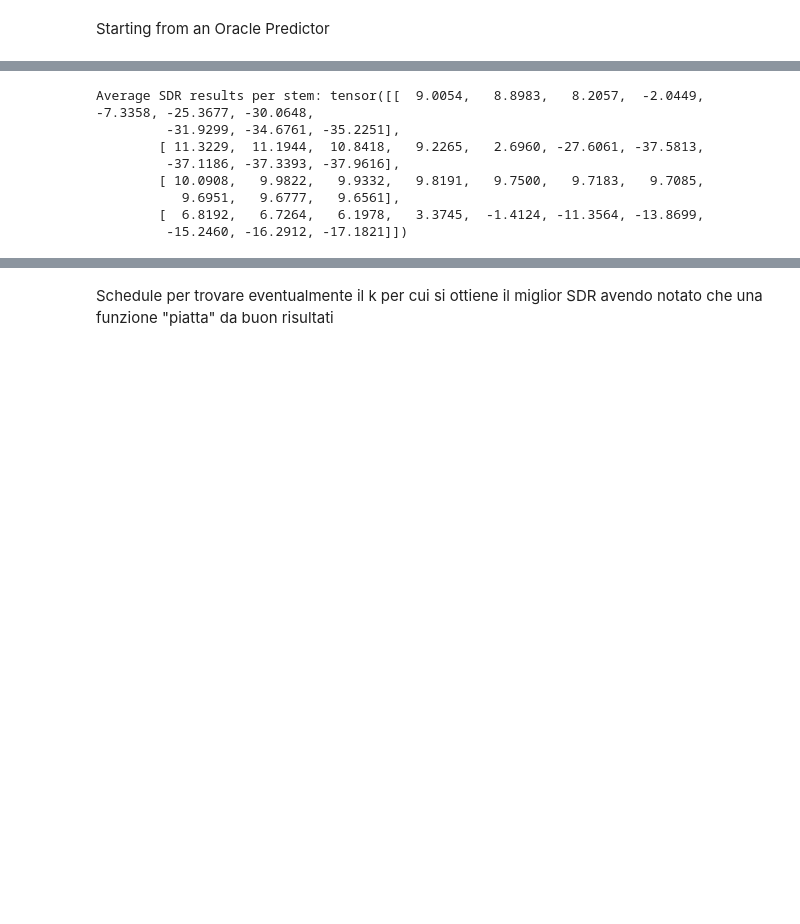
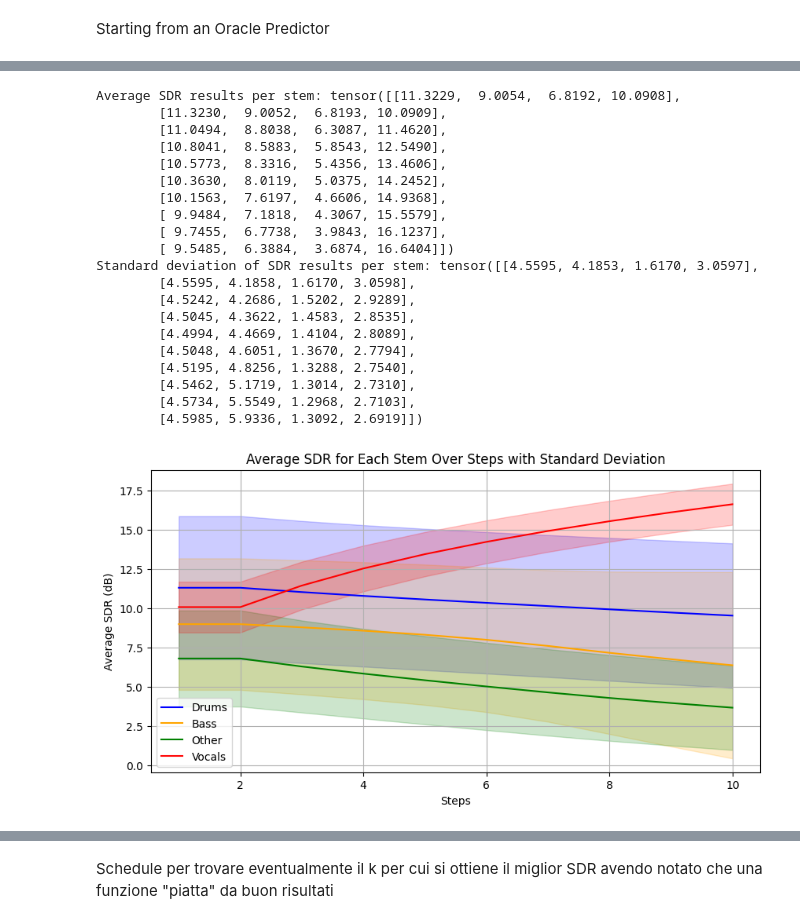
Before and after one commit to alessandromanattini/DEMIXING, a Jupyter notebook: L12_Magalini_Manattini_Marri.ipynb, the cells around one changed output, grey strips where cells are left out. Drawn from its saved outputs; the diff is of its cells as text; code cells hidden in the pictures; blank space fills up the shorter version.

Commit message:
Refactoring e pulizia codice, reinserimento oracle predictor

```diff
--- a/L12_Magalini_Manattini_Marri.ipynb
+++ b/L12_Magalini_Manattini_Marri.ipynb
@@ -582,0 +670,31 @@ def schedule(initial_gains, step, steps, target_stem, schedule_type):
+# %%
+def generate_new_mixture_with_original_stems(mix, device, stems_dict, target_stem, step, steps):
+    """
+    Generate a new mixture by adding up the original stems of the song and increasing
+    the volume of the target stem linearly based on the step and steps.
+
+    Args:
+        mix (torch.Tensor): Original mixture tensor.
+        device (torch.device): Device to run the computation on.
+        stems_dict (dict): Dictionary containing the original stems of the song.
+        target_stem (str): The stem to be enhanced in the new mixture.
+        step (int): Current step in the progressive inference.
+        steps (int): Total number of steps.
+
+    Returns:
+        torch.Tensor: The new mixture tensor.
+    """
+    new_mix = torch.zeros_like(mix)
+
+    for stem_name, waveform in stems_dict.items():
+        if stem_name == target_stem:
+            # Increase the volume of the target stem linearly
+            volume_factor = 1 + (step / steps) * 9
+            new_mix += waveform.to(device) * volume_factor
+        else:
+            new_mix += waveform.to(device)
+
+    # Normalize the new mixture to avoid clipping
+    new_mix = new_mix / torch.max(torch.abs(new_mix))
+
+    return new_mix
@@ -739,2 +976,38 @@ dataset_dict_reduced = {k: dataset_dict[k] for k in list(dataset_dict)[:10]}
+# %%
+sdr_mean, sdr_std = sdr_across_dataset(
+    dataset_dict_reduced,
+    model,
+    sample_rate,
+    device,
+    normalize=False,  # Set to False to avoid normalization
+    overlap=0.0,  # No overlap
+    target_stem="vocals",
+    steps=10,
+    mixture_update_mode="oracle predictor",  # Use oracle predictor for progressive inference
+)
+# %%
+plot_sdr_results_with_std(sdr_mean, sdr_std)
+# %% [output]
+Average SDR results per stem: tensor([[11.3229,  9.0054,  6.8192, 10.0908],
+        [11.3230,  9.0052,  6.8193, 10.0909],
+        [11.0494,  8.8038,  6.3087, 11.4620],
+        [10.8041,  8.5883,  5.8543, 12.5490],
+        [10.5773,  8.3316,  5.4356, 13.4606],
+        [10.3630,  8.0119,  5.0375, 14.2452],
+        [10.1563,  7.6197,  4.6606, 14.9368],
+        [ 9.9484,  7.1818,  4.3067, 15.5579],
+        [ 9.7455,  6.7738,  3.9843, 16.1237],
+        [ 9.5485,  6.3884,  3.6874, 16.6404]])
+Standard deviation of SDR results per stem: tensor([[4.5595, 4.1853, 1.6170, 3.0597],
+        [4.5595, 4.1858, 1.6170, 3.0598],
+        [4.5242, 4.2686, 1.5202, 2.9289],
+        [4.5045, 4.3622, 1.4583, 2.8535],
+        [4.4994, 4.4669, 1.4104, 2.8089],
+        [4.5048, 4.6051, 1.3670, 2.7794],
+        [4.5195, 4.8256, 1.3288, 2.7540],
+        [4.5462, 5.1719, 1.3014, 2.7310],
+        [4.5734, 5.5549, 1.2968, 2.7103],
+        [4.5985, 5.9336, 1.3092, 2.6919]])
+[figure, added]
 # %%
 # use the function to evaluate SDR across all the dataset using progressive inference
@@ -753,13 +1026 @@ average_sdr = progressive_inference_across_dataset(
 )
-# %%
-# print average SDR results
-print("Average SDR results per stem:", average_sdr)
-# %% [output]
-Average SDR results per stem: tensor([[  9.0054,   8.8983,   8.2057,  -2.0449,  -7.3358, -25.3677, -30.0648,
-         -31.9299, -34.6761, -35.2251],
-        [ 11.3229,  11.1944,  10.8418,   9.2265,   2.6960, -27.6061, -37.5813,
-         -37.1186, -37.3393, -37.9616],
-        [ 10.0908,   9.9822,   9.9332,   9.8191,   9.7500,   9.7183,   9.7085,
-           9.6951,   9.6777,   9.6561],
-        [  6.8192,   6.7264,   6.1978,   3.3745,  -1.4124, -11.3564, -13.8699,
-         -15.2460, -16.2912, -17.1821]])
```
Also changed, not shown: parts of 54 cells of this notebook.
